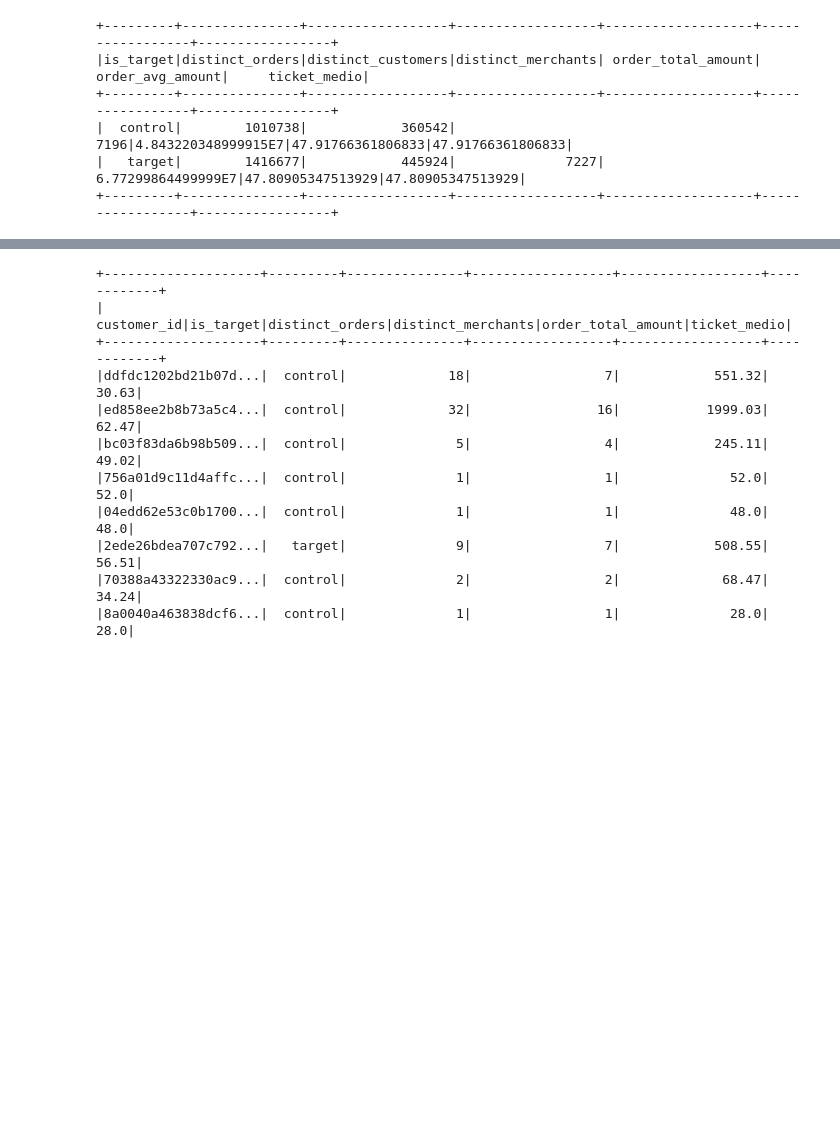
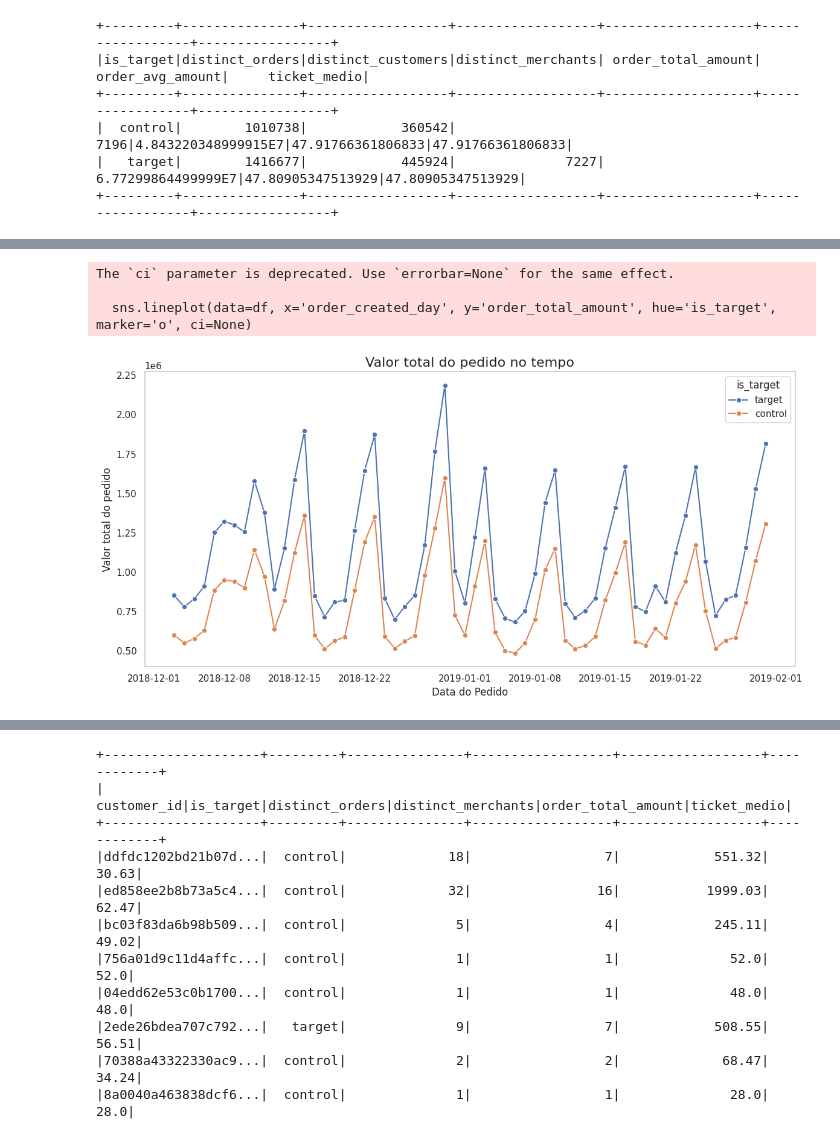
Before and after one commit to NathanyApSalles/analysis_foodtech, a Jupyter notebook: Case_Tecnico_DataAnalyst_Ifood.ipynb, the cells around one changed output, grey strips where cells are left out. Cells and saved outputs as stored; diff of their text form; code cells hidden in the pictures; blank space fills up the shorter version.

```diff
--- a/Case_Tecnico_DataAnalyst_Ifood.ipynb
+++ b/Case_Tecnico_DataAnalyst_Ifood.ipynb
@@ -312,0 +349,18 @@ pedidos_final.groupBy(col("is_target")).agg(
+# %%
+plt.figure(figsize=(12,6))
+sns.set(style="whitegrid")
+sns.lineplot(data=df, x='order_created_day', y='order_total_amount', hue='is_target', marker='o', ci=None)
+
+plt.title('Valor total do pedido no tempo', fontsize=16)
+plt.xlabel('Data do Pedido', fontsize=12)
+plt.ylabel('Valor total do pedido', fontsize=12)
+# plt.xticks(rotation=45)
+plt.tight_layout()
+plt.grid(False)
+
+plt.show()
+# %% [output]
+The `ci` parameter is deprecated. Use `errorbar=None` for the same effect.
+
+  sns.lineplot(data=df, x='order_created_day', y='order_total_amount', hue='is_target', marker='o', ci=None)
+[figure, added]
```
Also changed, not shown: parts of 39 cells of this notebook.
